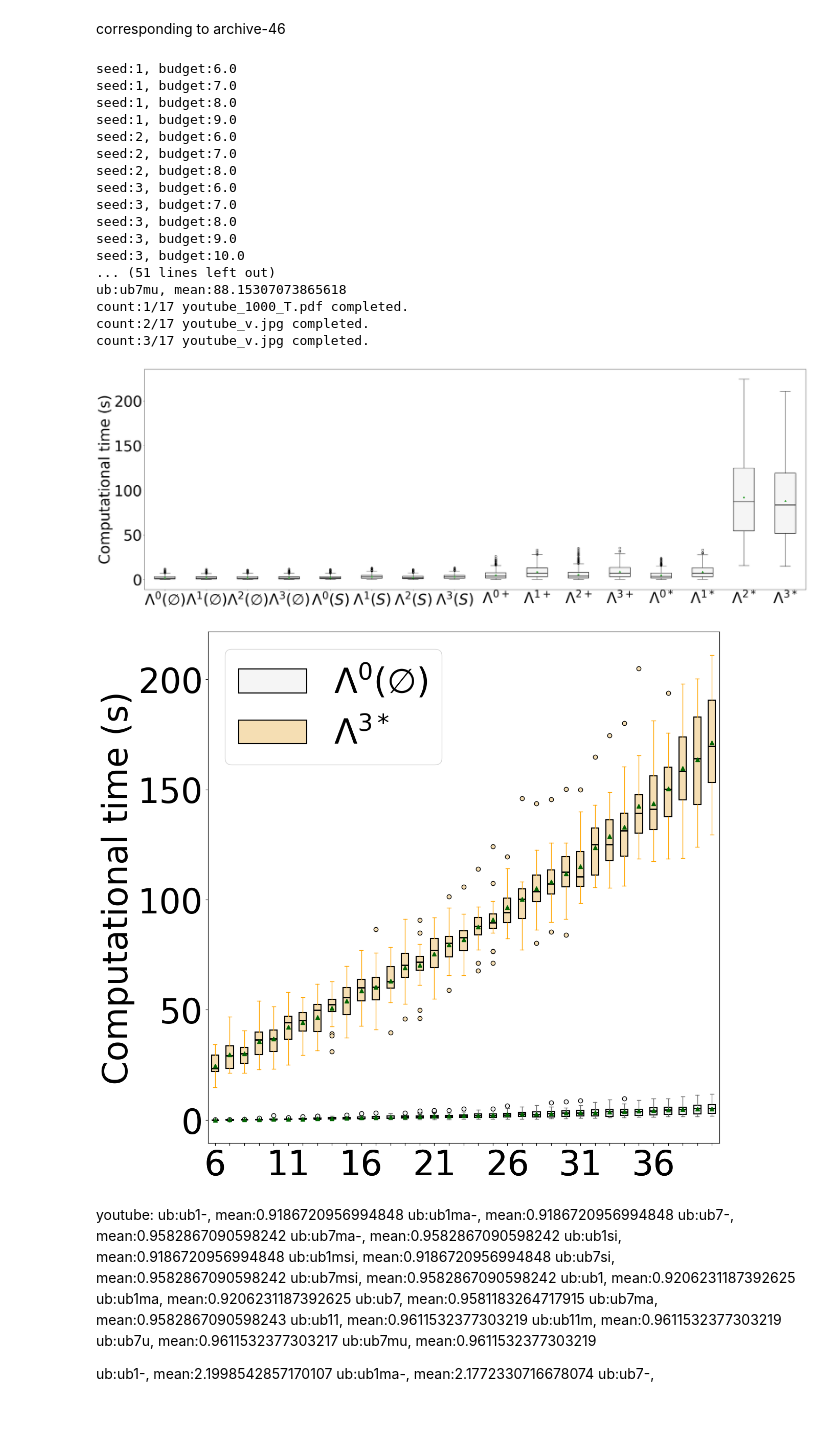
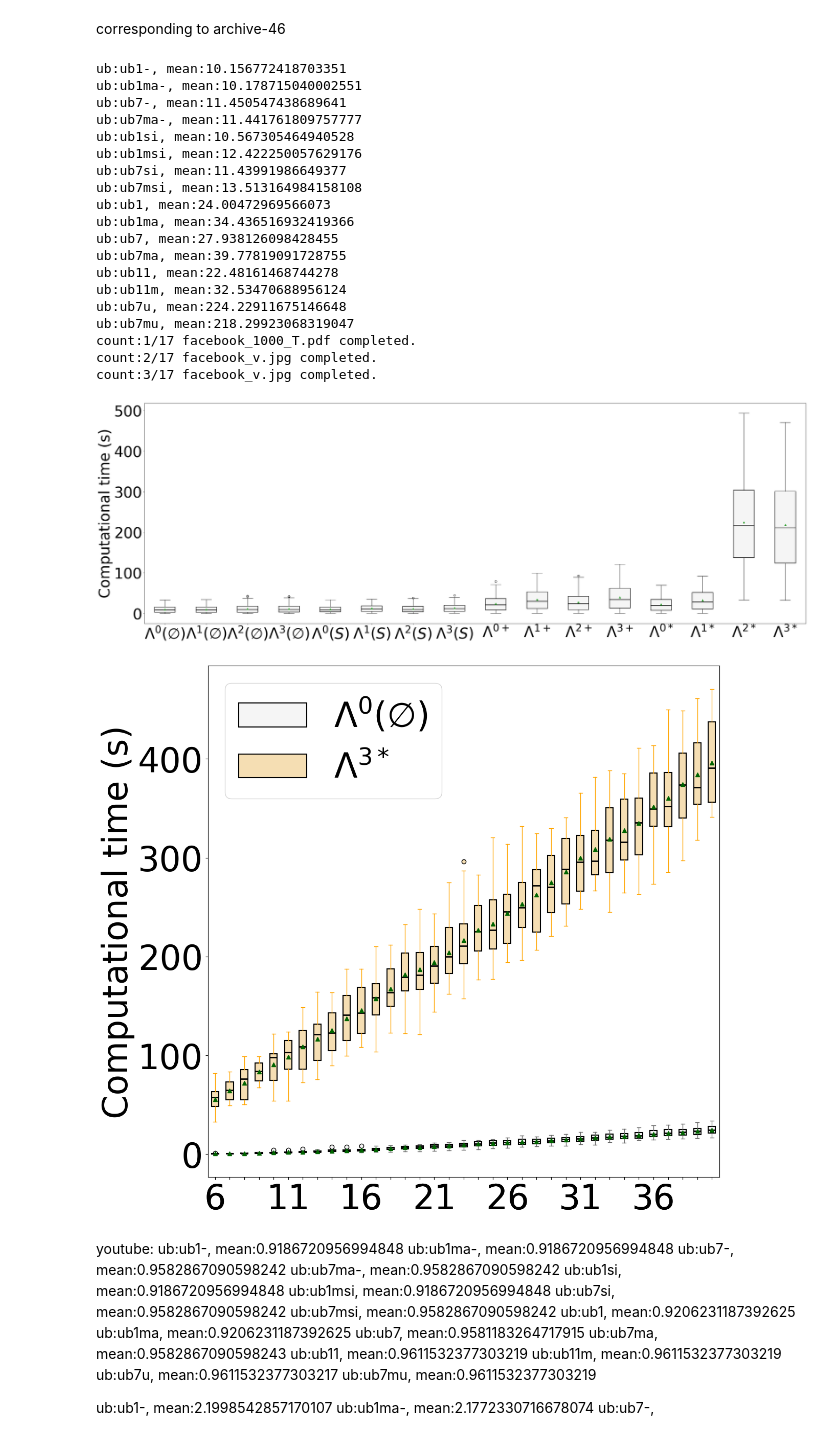
Before and after one commit to tongch8819/SubOptKnapsack, a Jupyter notebook: notebooks/ploter_12.ipynb, the cells around one changed output. Saved outputs shown, nothing was run; the diff lists cells and outputs as text; code cells hidden in the pictures.

```diff
--- a/notebooks/ploter_12.ipynb
+++ b/notebooks/ploter_12.ipynb
@@ -71,7 +71,7 @@ def load_12_series(upper_bound: str, task_name: str, source_dir: str):
 task_list = ['facebook']
 
 ub_list = [
-    'ub1-', 'ub1ma-', 'ub7-', 'ub7ma-', 'ub1si', 'ub1msi', 'ub7si', 'ub7msi', 'ub1', 'ub1ma', 'ub7', 'ub7ma', 'ub11', 'ub11m', 'ub7u', 'ub7mu'
+    'ub7ma', 'ub11', 'ub11m', 'ub7u', 'ub7mu'
 ]
 
 ub_title_dict = {
@@ -95,9 +95,9 @@ ub_title_dict = {
 
 ub_title_list = [ub_title_dict[ub] for ub in ub_list]
 
-archive_dir = "../result/archive-56"
+archive_dir = "../result/archive-55"
 
-result_dir = "./result_12"
+result_dir = "./result_sep"
 
 n = 1000
 worst_case = math.log(n, math.e)
@@ -214,52 +214,54 @@ for task in task_list:
         ub = ub_list[i]
 
         flier_props["markerfacecolor"] = color_list[cc]
         whisker_props["color"] = whisker_color_list[cc]
 
         xtick_labels = []
         for b in b_range:
             if int(b) % 5 == 1:
                 xtick_labels.append(b)
             else:
                 xtick_labels.append(" ")
 
         bp = ax.boxplot(data,label=ub_title_dict[ub], patch_artist=True, tick_labels=xtick_labels, showmeans=True, boxprops=box_props, medianprops=median_props
                         , meanprops=mean_props, flierprops=flier_props, whiskerprops=whisker_props, capprops=whisker_props)
         # plt.axhline(y = worst_case, color = 'r', linestyle = '-')
 
         for median in bp["medians"]:
             median.set_color("black")
         for box in bp["boxes"]:
             box.set_facecolor(color_list[cc])
 
         cc = cc + 1
 
         plt.legend()
 
         plt.savefig(os.path.join(result_dir, f"{task}_{n}_v{suffix}_{ub_to_draw_list[0]}_{ub_to_draw_list[1]}.jpg"), format='jpg', bbox_inches='tight')
         plt.savefig(os.path.join(result_dir, f"{task}_{n}_v{suffix}_{ub_to_draw_list[0]}_{ub_to_draw_list[1]}.pdf"), format='pdf', bbox_inches='tight')
         count = count + 1
         print(f"count:{count}/{total_count} {task}_v.jpg completed.")
 # %% [output]
-seed:1, budget:6.0
-seed:1, budget:7.0
-seed:1, budget:8.0
-seed:1, budget:9.0
-seed:2, budget:6.0
-seed:2, budget:7.0
-seed:2, budget:8.0
-seed:3, budget:6.0
-seed:3, budget:7.0
-seed:3, budget:8.0
-seed:3, budget:9.0
-seed:3, budget:10.0
-... (51 lines left out)
-ub:ub7mu, mean:88.15307073865618
-count:1/17 youtube_1000_T.pdf completed.
-count:2/17 youtube_v.jpg completed.
-count:3/17 youtube_v.jpg completed.
+ub:ub1-, mean:10.156772418703351
+ub:ub1ma-, mean:10.178715040002551
+ub:ub7-, mean:11.450547438689641
+ub:ub7ma-, mean:11.441761809757777
+ub:ub1si, mean:10.567305464940528
+ub:ub1msi, mean:12.422250057629176
+ub:ub7si, mean:11.43991986649377
+ub:ub7msi, mean:13.513164984158108
+ub:ub1, mean:24.00472969566073
+ub:ub1ma, mean:34.436516932419366
+ub:ub7, mean:27.938126098428455
+ub:ub7ma, mean:39.77819091728755
+ub:ub11, mean:22.48161468744278
+ub:ub11m, mean:32.53470688956124
+ub:ub7u, mean:224.22911675146648
+ub:ub7mu, mean:218.29923068319047
+count:1/17 facebook_1000_T.pdf completed.
+count:2/17 facebook_v.jpg completed.
+count:3/17 facebook_v.jpg completed.
-[figure, old version]
+[figure, new version]
-[figure, old version]
+[figure, new version]
 # %% [markdown]
 youtube:
 ub:ub1-, mean:0.9186720956994848
```
Also changed, not shown: 5 other files.
